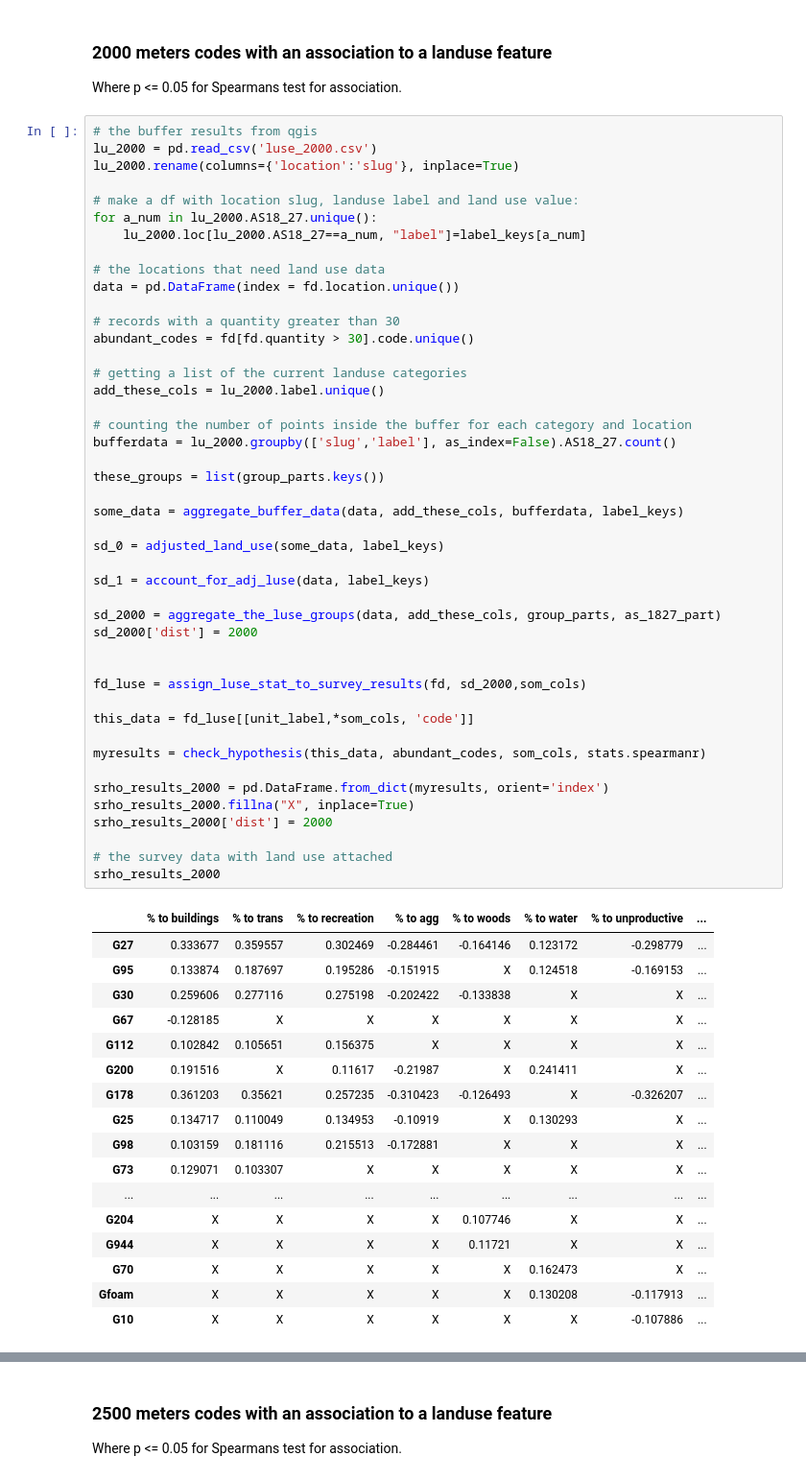
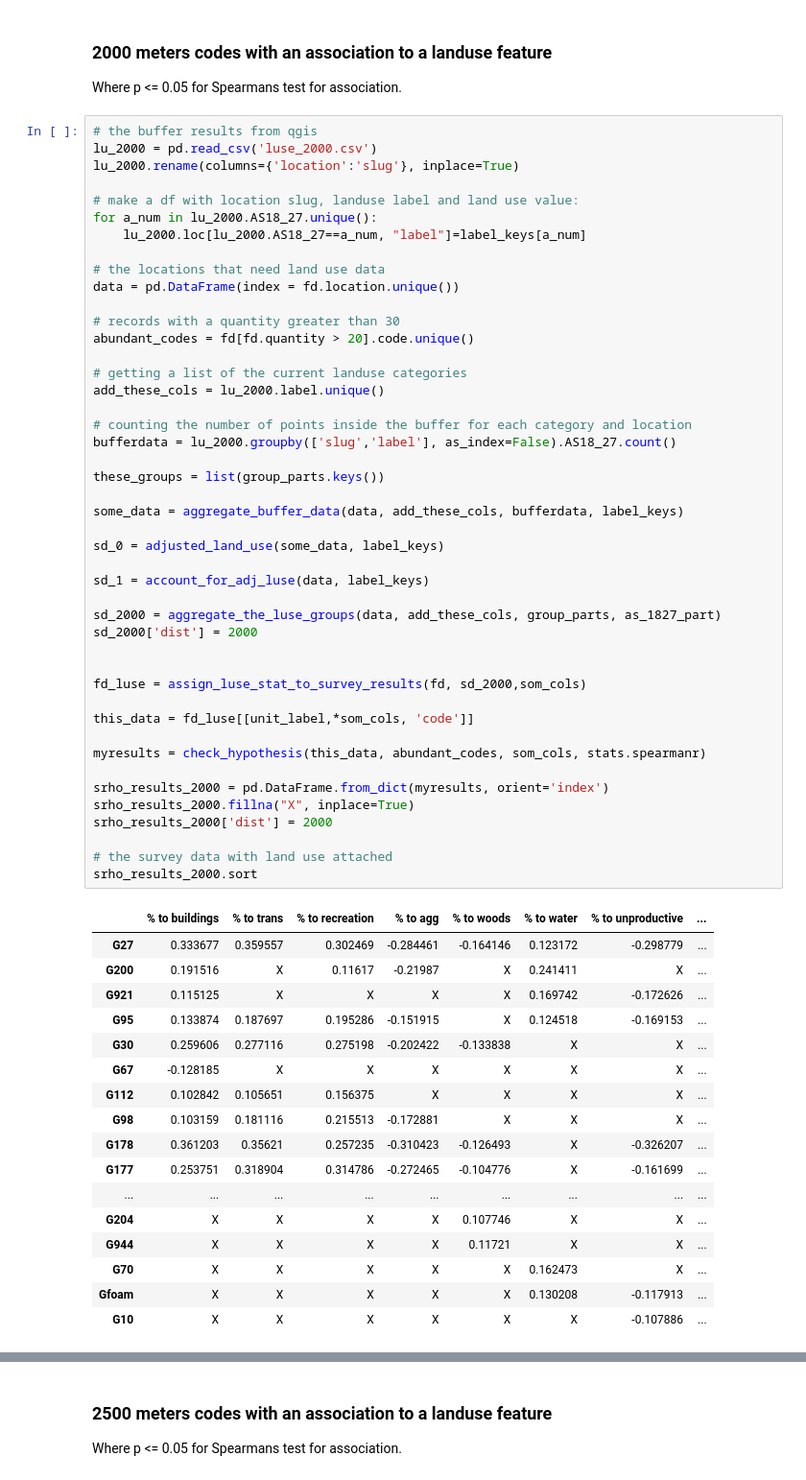
Before and after one commit to hammerdirt-analyst/landuse, a Jupyter notebook: land_use_buffers.ipynb, the cells around one changed output, grey strips where cells are left out. Shown at 96% size. Cells and saved outputs as stored; diff of their text form.

```diff
--- a/land_use_buffers.ipynb
+++ b/land_use_buffers.ipynb
@@ -201,50 +201,50 @@ for a_num in lu_2000.AS18_27.unique():
 data = pd.DataFrame(index = fd.location.unique())
 
 # records with a quantity greater than 30
-abundant_codes = fd[fd.quantity > 30].code.unique()
+abundant_codes = fd[fd.quantity > 20].code.unique()
 
 # getting a list of the current landuse categories
 add_these_cols = lu_2000.label.unique()
 
 # counting the number of points inside the buffer for each category and location
 bufferdata = lu_2000.groupby(['slug','label'], as_index=False).AS18_27.count()
 
 these_groups = list(group_parts.keys())
 
 some_data = aggregate_buffer_data(data, add_these_cols, bufferdata, label_keys)
 
 sd_0 = adjusted_land_use(some_data, label_keys)
 
 sd_1 = account_for_adj_luse(data, label_keys)
 
 sd_2000 = aggregate_the_luse_groups(data, add_these_cols, group_parts, as_1827_part)
 sd_2000['dist'] = 2000
 
 
 fd_luse = assign_luse_stat_to_survey_results(fd, sd_2000,som_cols)
 
 this_data = fd_luse[[unit_label,*som_cols, 'code']]
 
 myresults = check_hypothesis(this_data, abundant_codes, som_cols, stats.spearmanr)
 
 srho_results_2000 = pd.DataFrame.from_dict(myresults, orient='index')
 srho_results_2000.fillna("X", inplace=True)
 srho_results_2000['dist'] = 2000
 
 # the survey data with land use attached
-srho_results_2000
+srho_results_2000.sort
 # %% [output]
 |  | % to buildings | % to trans | % to recreation | % to agg | % to woods | % to water | % to unproductive | ... |
 | G27 | 0.333677 | 0.359557 | 0.302469 | -0.284461 | -0.164146 | 0.123172 | -0.298779 | ... |
+| G200 | 0.191516 | X | 0.11617 | -0.21987 | X | 0.241411 | X | ... |
+| G921 | 0.115125 | X | X | X | X | 0.169742 | -0.172626 | ... |
 | G95 | 0.133874 | 0.187697 | 0.195286 | -0.151915 | X | 0.124518 | -0.169153 | ... |
 | G30 | 0.259606 | 0.277116 | 0.275198 | -0.202422 | -0.133838 | X | X | ... |
 | G67 | -0.128185 | X | X | X | X | X | X | ... |
 | G112 | 0.102842 | 0.105651 | 0.156375 | X | X | X | X | ... |
-| G200 | 0.191516 | X | 0.11617 | -0.21987 | X | 0.241411 | X | ... |
+| G98 | 0.103159 | 0.181116 | 0.215513 | -0.172881 | X | X | X | ... |
 | G178 | 0.361203 | 0.35621 | 0.257235 | -0.310423 | -0.126493 | X | -0.326207 | ... |
-| G25 | 0.134717 | 0.110049 | 0.134953 | -0.10919 | X | 0.130293 | X | ... |
-| G98 | 0.103159 | 0.181116 | 0.215513 | -0.172881 | X | X | X | ... |
-| G73 | 0.129071 | 0.103307 | X | X | X | X | X | ... |
+| G177 | 0.253751 | 0.318904 | 0.314786 | -0.272465 | -0.104776 | X | -0.161699 | ... |
 | ... | ... | ... | ... | ... | ... | ... | ... | ... |
 | G204 | X | X | X | X | 0.107746 | X | X | ... |
 | G944 | X | X | X | X | 0.11721 | X | X | ... |
```
Also changed, not shown: parts of 23 cells of this notebook, 1 other file.
